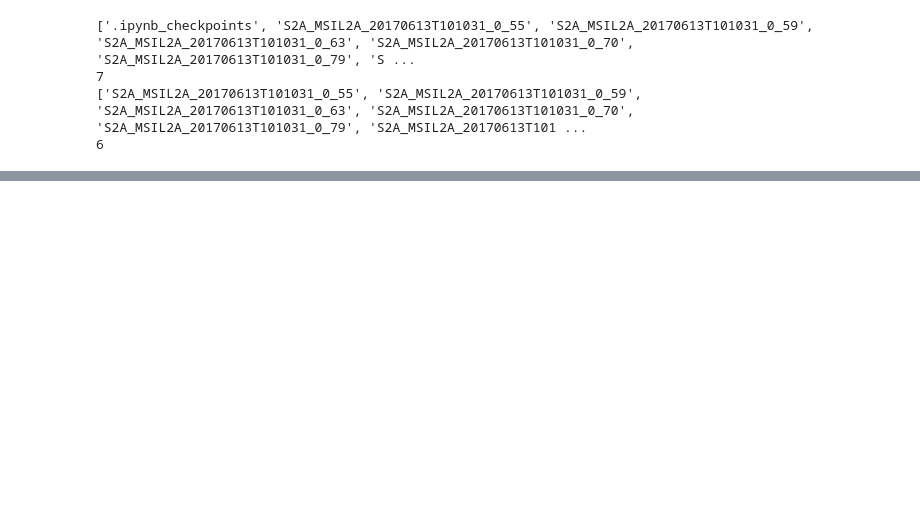
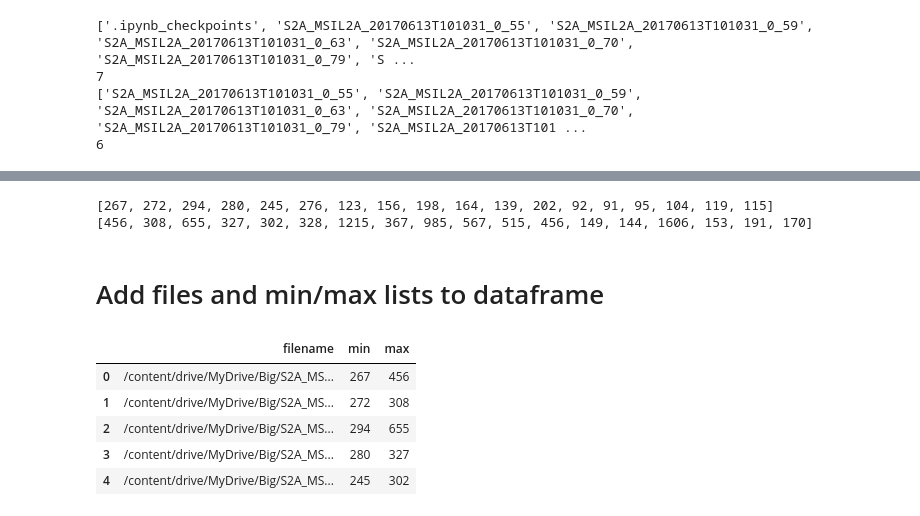
Before and after one commit to BRIJNANDA1979/CNN-Sentinel, a Jupyter notebook: Understand_band_data_info_using_histogram_and_classifying_pixel_values.ipynb, the cells around one changed output, grey strips where cells are left out. Saved outputs shown, nothing was run; the diff lists cells and outputs as text; code cells hidden in the pictures; blank space fills up the shorter version.

```diff
--- a/Understand_band_data_info_using_histogram_and_classifying_pixel_values.ipynb
+++ b/Understand_band_data_info_using_histogram_and_classifying_pixel_values.ipynb
@@ -341,5 +334,5 @@ print(df)
 # %%
 # Fetch Filenames of band 1
-files = df['Filename']
-print(files[0])
+
+print(files[0],len(files))
 # %% [output]
@@ -372,0 +409,28 @@ print(df)
+# %%
+# Add min/max values of band 12 to min/max list
+
+for i in range(2*step_size,3*step_size):
+  band2= rxr.open_rasterio(files[i])
+  min.append(np.nanmin(band2))
+  max.append(np.nanmax(band2))
+print(min)
+print(max)
+mean_min.append(np.mean(min))
+mean_max.append(np.mean(max))
+# %% [output]
+[267, 272, 294, 280, 245, 276, 123, 156, 198, 164, 139, 202, 92, 91, 95, 104, 119, 115]
+[456, 308, 655, 327, 302, 328, 1215, 367, 985, 567, 515, 456, 149, 144, 1606, 153, 191, 170]
+# %% [markdown]
+# Add files and min/max lists to dataframe
+# %%
+df['filename'] = files
+df['min'] = min
+df['max'] = max
+df.head()
+# %% [output]
+|  | filename | min | max |
+| 0 | /content/drive/MyDrive/Big/S2A_MS... | 267 | 456 |
+| 1 | /content/drive/MyDrive/Big/S2A_MS... | 272 | 308 |
+| 2 | /content/drive/MyDrive/Big/S2A_MS... | 294 | 655 |
+| 3 | /content/drive/MyDrive/Big/S2A_MS... | 280 | 327 |
+| 4 | /content/drive/MyDrive/Big/S2A_MS... | 245 | 302 |
```
Also changed, not shown: parts of 14 cells of this notebook.
